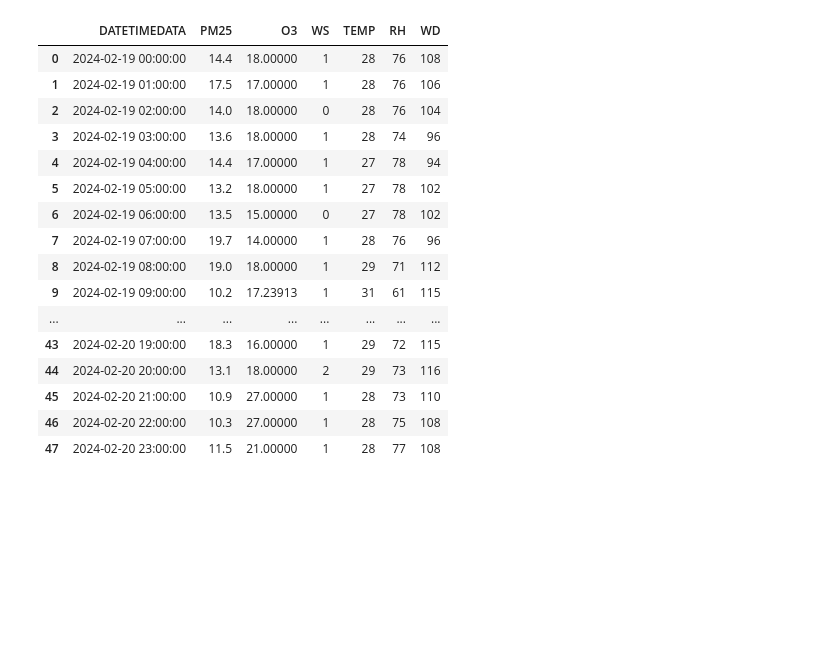
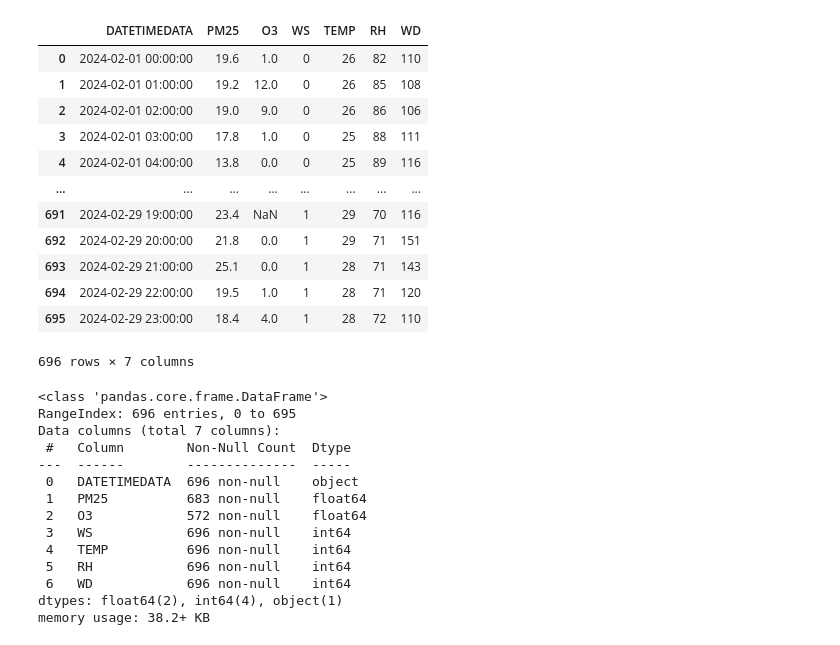
Before and after one commit to Pikcolo/team_project, a Jupyter notebook: model_pm25.ipynb, the cells around one changed output. Saved outputs shown, nothing was run; the diff lists cells and outputs as text; code cells hidden in the pictures; blank space fills up the shorter version.

```diff
--- a/model_pm25.ipynb
+++ b/model_pm25.ipynb
@@ -23,23 +0,0 @@ data
-# %%
-data.fillna(data.mean(numeric_only=True), inplace=True)
-data1 = data.dropna(axis=1)
-data_clean = data1.drop(data1.filter(like='Unnamed').columns, axis=1)
-data_clean
-# %% [output]
-|  | DATETIMEDATA | PM25 | O3 | WS | TEMP | RH | WD |
-| 0 | 2024-02-19 00:00:00 | 14.4 | 18.00000 | 1 | 28 | 76 | 108 |
-| 1 | 2024-02-19 01:00:00 | 17.5 | 17.00000 | 1 | 28 | 76 | 106 |
-| 2 | 2024-02-19 02:00:00 | 14.0 | 18.00000 | 0 | 28 | 76 | 104 |
-| 3 | 2024-02-19 03:00:00 | 13.6 | 18.00000 | 1 | 28 | 74 | 96 |
-| 4 | 2024-02-19 04:00:00 | 14.4 | 17.00000 | 1 | 27 | 78 | 94 |
-| 5 | 2024-02-19 05:00:00 | 13.2 | 18.00000 | 1 | 27 | 78 | 102 |
-| 6 | 2024-02-19 06:00:00 | 13.5 | 15.00000 | 0 | 27 | 78 | 102 |
-| 7 | 2024-02-19 07:00:00 | 19.7 | 14.00000 | 1 | 28 | 76 | 96 |
-| 8 | 2024-02-19 08:00:00 | 19.0 | 18.00000 | 1 | 29 | 71 | 112 |
-| 9 | 2024-02-19 09:00:00 | 10.2 | 17.23913 | 1 | 31 | 61 | 115 |
-| ... | ... | ... | ... | ... | ... | ... | ... |
-| 43 | 2024-02-20 19:00:00 | 18.3 | 16.00000 | 1 | 29 | 72 | 115 |
-| 44 | 2024-02-20 20:00:00 | 13.1 | 18.00000 | 2 | 29 | 73 | 116 |
-| 45 | 2024-02-20 21:00:00 | 10.9 | 27.00000 | 1 | 28 | 73 | 110 |
-| 46 | 2024-02-20 22:00:00 | 10.3 | 27.00000 | 1 | 28 | 75 | 108 |
-| 47 | 2024-02-20 23:00:00 | 11.5 | 21.00000 | 1 | 28 | 77 | 108 |
@@ -45,0 +6,35 @@ data_clean
+# %%
+df = pd.read_csv('air4thai_44t_2024-02-01_2024-02-29.csv')
+del df['Unnamed: 0']
+df
+# %% [output]
+|  | DATETIMEDATA | PM25 | O3 | WS | TEMP | RH | WD |
+| 0 | 2024-02-01 00:00:00 | 19.6 | 1.0 | 0 | 26 | 82 | 110 |
+| 1 | 2024-02-01 01:00:00 | 19.2 | 12.0 | 0 | 26 | 85 | 108 |
+| 2 | 2024-02-01 02:00:00 | 19.0 | 9.0 | 0 | 26 | 86 | 106 |
+| 3 | 2024-02-01 03:00:00 | 17.8 | 1.0 | 0 | 25 | 88 | 111 |
+| 4 | 2024-02-01 04:00:00 | 13.8 | 0.0 | 0 | 25 | 89 | 116 |
+| ... | ... | ... | ... | ... | ... | ... | ... |
+| 691 | 2024-02-29 19:00:00 | 23.4 | NaN | 1 | 29 | 70 | 116 |
+| 692 | 2024-02-29 20:00:00 | 21.8 | 0.0 | 1 | 29 | 71 | 151 |
+| 693 | 2024-02-29 21:00:00 | 25.1 | 0.0 | 1 | 28 | 71 | 143 |
+| 694 | 2024-02-29 22:00:00 | 19.5 | 1.0 | 1 | 28 | 71 | 120 |
+| 695 | 2024-02-29 23:00:00 | 18.4 | 4.0 | 1 | 28 | 72 | 110 |
+696 rows × 7 columns
+# %%
+df.info()
+# %% [output]
+<class 'pandas.core.frame.DataFrame'>
+RangeIndex: 696 entries, 0 to 695
+Data columns (total 7 columns):
+ #   Column        Non-Null Count  Dtype
+---  ------        --------------  -----
+ 0   DATETIMEDATA  696 non-null    object
+ 1   PM25          683 non-null    float64
+ 2   O3            572 non-null    float64
+ 3   WS            696 non-null    int64
+ 4   TEMP          696 non-null    int64
+ 5   RH            696 non-null    int64
+ 6   WD            696 non-null    int64
+dtypes: float64(2), int64(4), object(1)
+memory usage: 38.2+ KB
```
Also changed, not shown: parts of 13 cells of this notebook.
